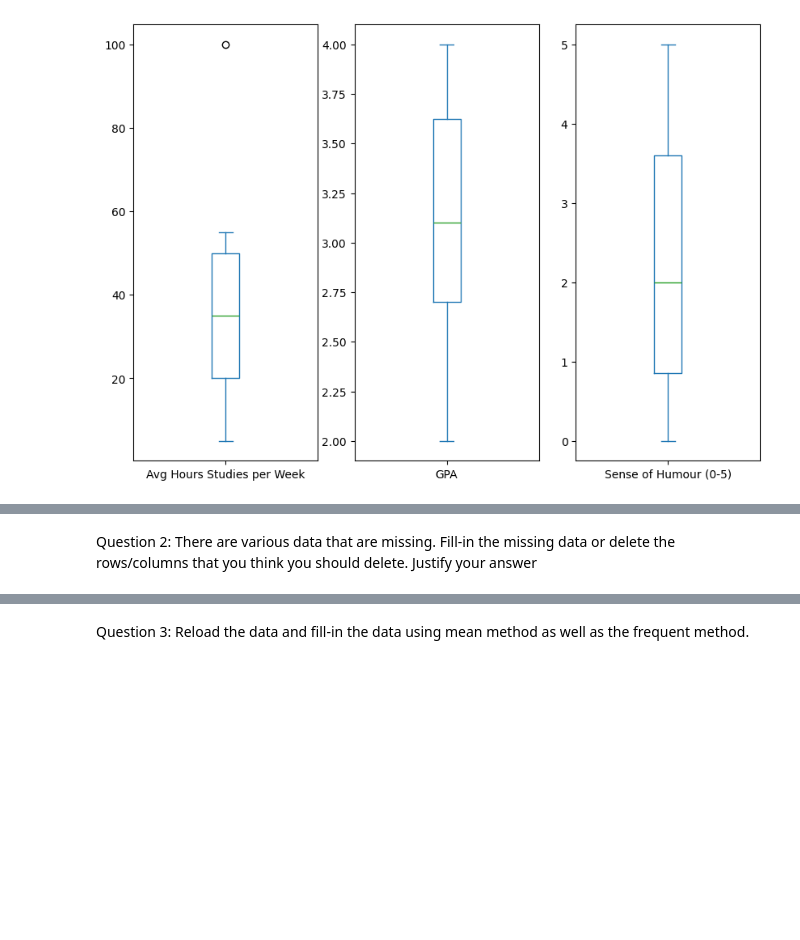
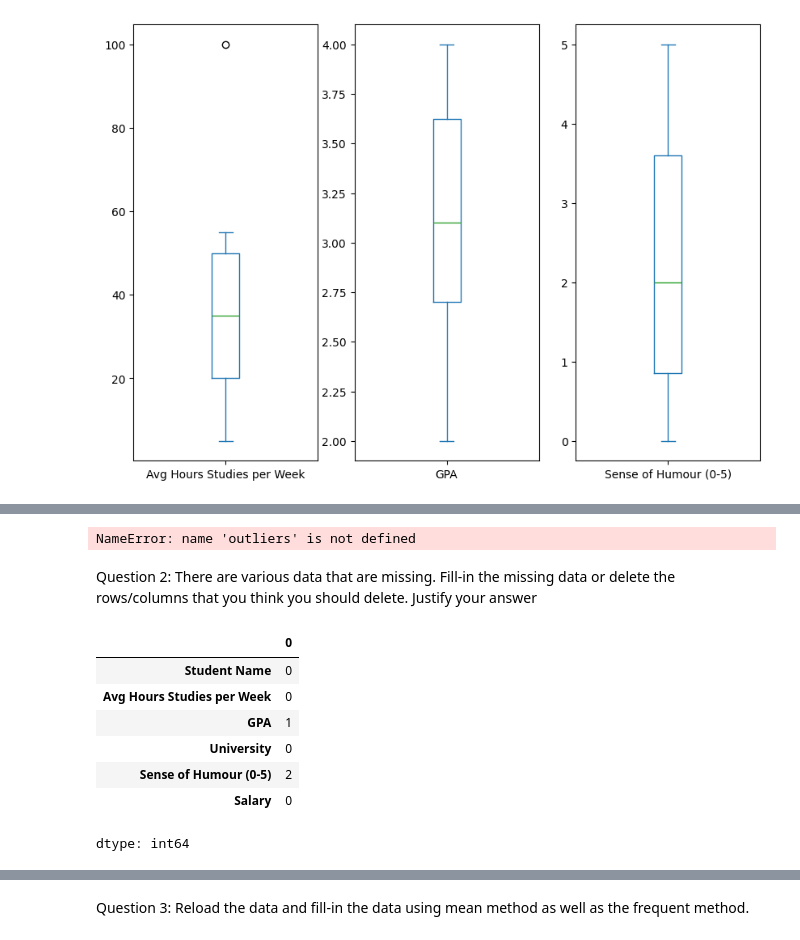
Before and after one commit to Christelleelkhoury/AAI614_-ElKhoury-, a Jupyter notebook: Week 3/Notebook3.2.ipynb, the cells around one changed output, grey strips where cells are left out. Drawn from its saved outputs; the diff is of its cells as text; code cells hidden in the pictures; blank space fills up the shorter version.

```diff
--- a/Week 3/Notebook3.2.ipynb
+++ b/Week 3/Notebook3.2.ipynb
@@ -100,2 +42,34 @@ plt.show()
+# %%
+#create iqr function to find the outliers values in a column which will return the column name and the value of the outlier
+def iqr(col):
+  Q1 = col.quantile(0.25)
+  Q3 = col.quantile(0.75)
+  IQR = Q3 - Q1
+
+  lower_bound = Q1 - 1.5*IQR
+  upper_bound = Q3 + 1.5*IQR
+
+  outliers = {}
+
+  for value in col:
+    if value < lower_bound or value > upper_bound:
+      outliers[col.name] = value
+  return outliers
+
+outliers_hours_studies = outliers['Avg Hours Studies per Week']
+outliers_hours_studies
+# %% [output]
+NameError: name 'outliers' is not defined
 # %% [markdown]
 Question 2: There are various data that are missing.  Fill-in the missing data or delete the rows/columns that you think you should delete.  Justify your answer
+# %%
+grads.isnull().sum()
+# %% [output]
+|  | 0 |
+| Student Name | 0 |
+| Avg Hours Studies per Week | 0 |
+| GPA | 1 |
+| University | 0 |
+| Sense of Humour (0-5) | 2 |
+| Salary | 0 |
+dtype: int64
```
Also changed, not shown: parts of 10 cells of this notebook.
